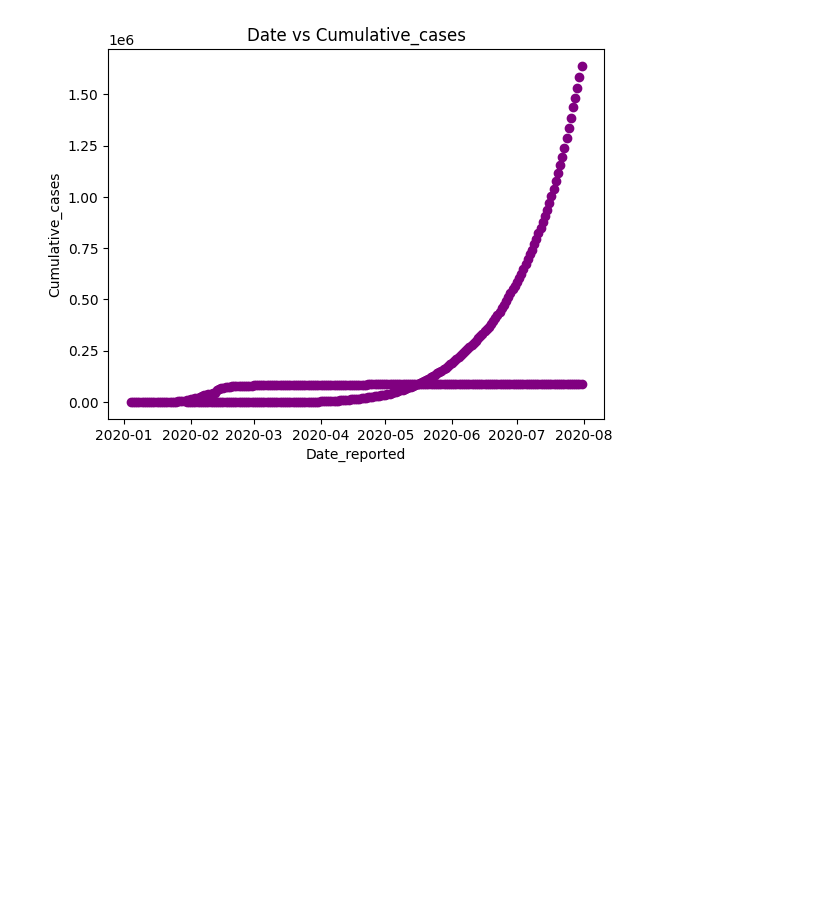
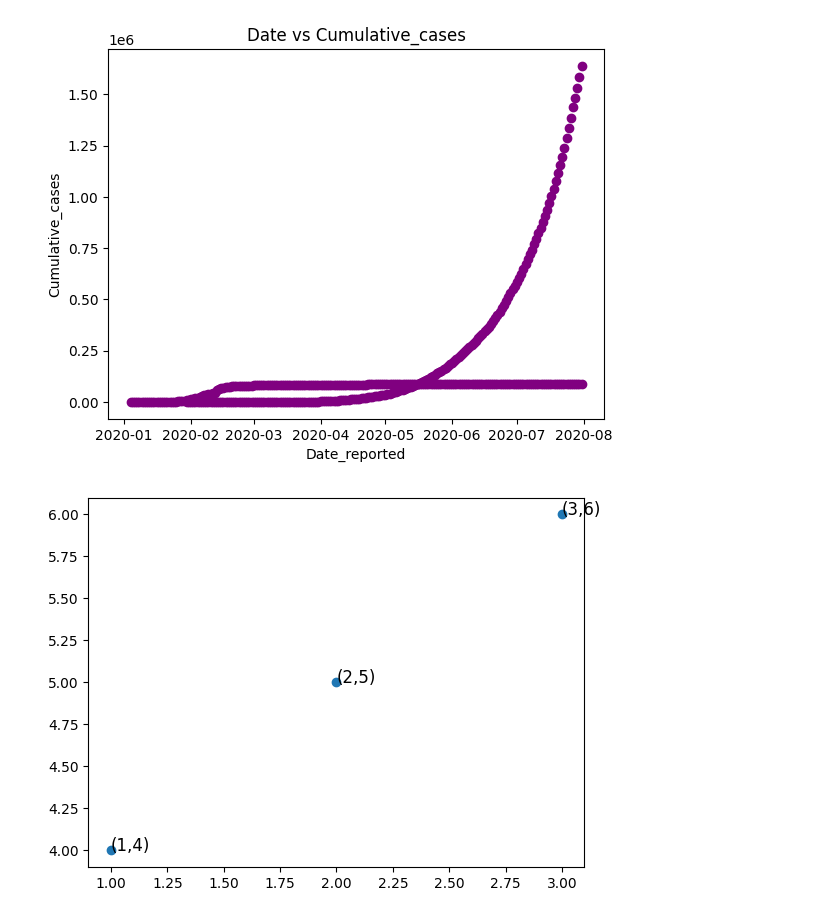
Before and after one commit to Aaditya-Singh0423/Machine-Learning, a Jupyter notebook: Visual_class_1/Visual_class_1/matplotlib.ipynb, the cells around one changed output. Drawn from its saved outputs; the diff is of its cells as text; code cells hidden in the pictures; blank space fills up the shorter version.

```diff
--- a/Visual_class_1/Visual_class_1/matplotlib.ipynb
+++ b/Visual_class_1/Visual_class_1/matplotlib.ipynb
@@ -115,3 +117,13 @@ plt.title('Date vs Cumulative_cases')
 plt.show()
 # %% [output]
 [figure]
+# %%
+x=np.arange(1,4)
+y=np.arange(4,7)
+plt.scatter(x,y)
+# plt.text(1,4,s="first",fontsize=12)
+for i,j in zip(x,y):
+    plt.text(i,j,s=f"({i},{j})",fontsize=12)
+plt.show()
+# %% [output]
+[figure, added]
```
Also changed, not shown: parts of 9 cells of this notebook.
